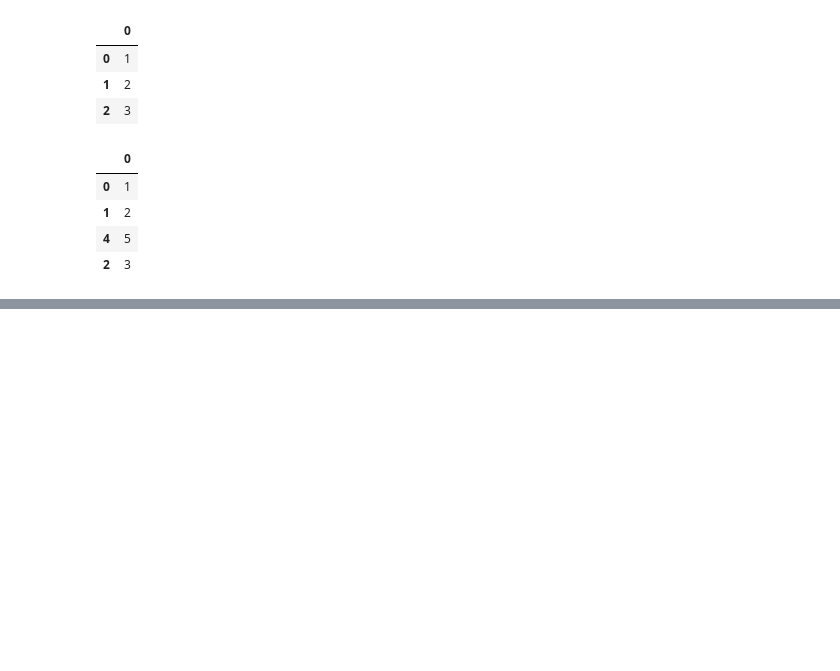
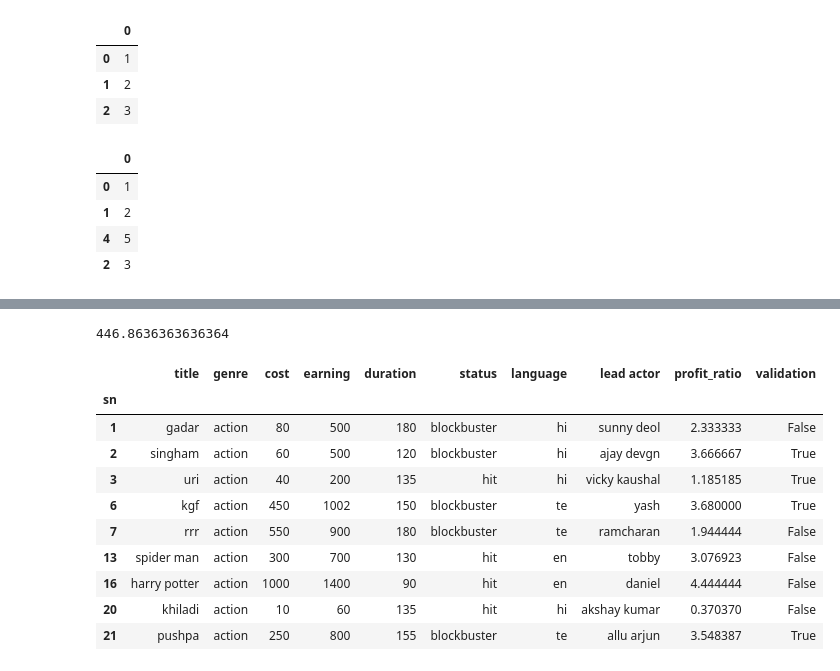
Before and after one commit to RITISAHU/ITS-2, a Jupyter notebook: day-20.ipynb, the cells around one changed output, grey strips where cells are left out. Drawn from its saved outputs; the diff is of its cells as text; code cells hidden in the pictures; blank space fills up the shorter version.

```diff
--- a/day-20.ipynb
+++ b/day-20.ipynb
@@ -331,0 +591,3 @@ df.sample(4)
+# %%
+movie['profit_ratio'] = (movie['earning'] - movie['cost']) / movie['duration']
+movie.head()
@@ -331,0 +602,28 @@ df.sample(4)
+# %%
+# for ind, row in movie.iterrows():
+#     if row['profit_ratio'] >= 3
+#         if row['status'] == 'blockbuster':
+#             print('True')
+#         else:
+#             print('False')
+#     elif row['profit_ratio'] >= 2
+#         if row['status'] == 'superhit':
+#             print('True')
+#         else:
+#             print('False')
+
+def logic(row):
+    profit_ratio = (row['earning'] - row['cost'])/row['duration']
+    if profit_ratio >= 3:
+        return row['status'] == 'blockbuster'
+    elif profit_ratio >= 2:
+        return row['status'] == 'superhit'
+    elif profit_ratio >= 1:
+        return row['status'] == 'hit'
+    elif profit_ratio >= 0:
+        return row['status'] == 'average'
+    else:
+        return row['status'] == 'flop'
+
+movie['validation'] = movie.apply(logic, axis=1)
+movie.head()
@@ -331,0 +640,21 @@ df.sample(4)
+# %%
+movie['earning'].mean()
+# %% [output]
+446.8636363636364
+# %%
+# action movies - average earning
+
+# logical indexing
+movie[movie['genre'] == 'action']
+# %% [output]
+|  | title | genre | cost | earning | duration | status | language | lead actor | profit_ratio | validation |
+| sn |  |  |  |  |  |  |  |  |  |  |
+| 1 | gadar | action | 80 | 500 | 180 | blockbuster | hi | sunny deol | 2.333333 | False |
+| 2 | singham | action | 60 | 500 | 120 | blockbuster | hi | ajay devgn | 3.666667 | True |
+| 3 | uri | action | 40 | 200 | 135 | hit | hi | vicky kaushal | 1.185185 | True |
+| 6 | kgf | action | 450 | 1002 | 150 | blockbuster | te | yash | 3.680000 | True |
+| 7 | rrr | action | 550 | 900 | 180 | blockbuster | te | ramcharan | 1.944444 | False |
+| 13 | spider man | action | 300 | 700 | 130 | hit | en | tobby | 3.076923 | False |
+| 16 | harry potter | action | 1000 | 1400 | 90 | hit | en | daniel | 4.444444 | False |
+| 20 | khiladi | action | 10 | 60 | 135 | hit | hi | akshay kumar | 0.370370 | False |
+| 21 | pushpa | action | 250 | 800 | 155 | blockbuster | te | allu arjun | 3.548387 | True |
```
Also changed, not shown: parts of 49 cells of this notebook.
